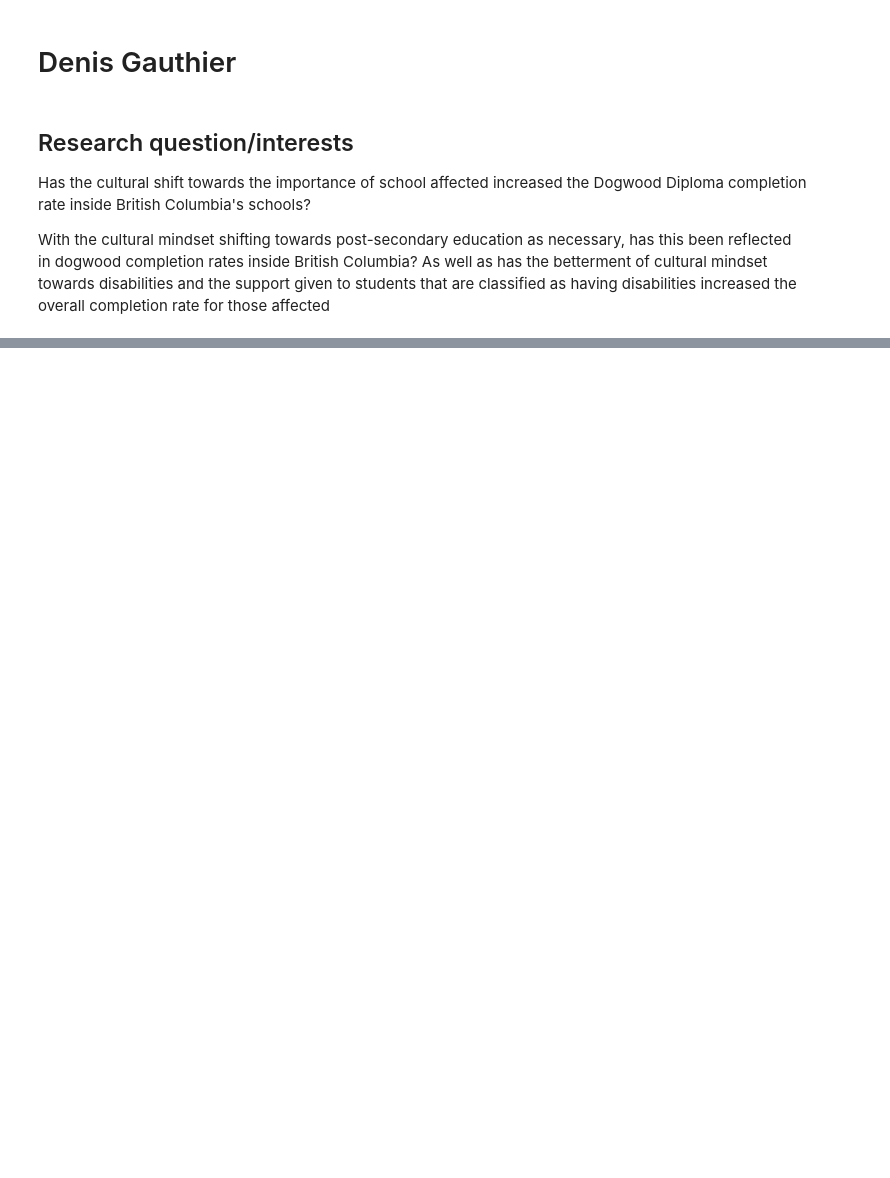
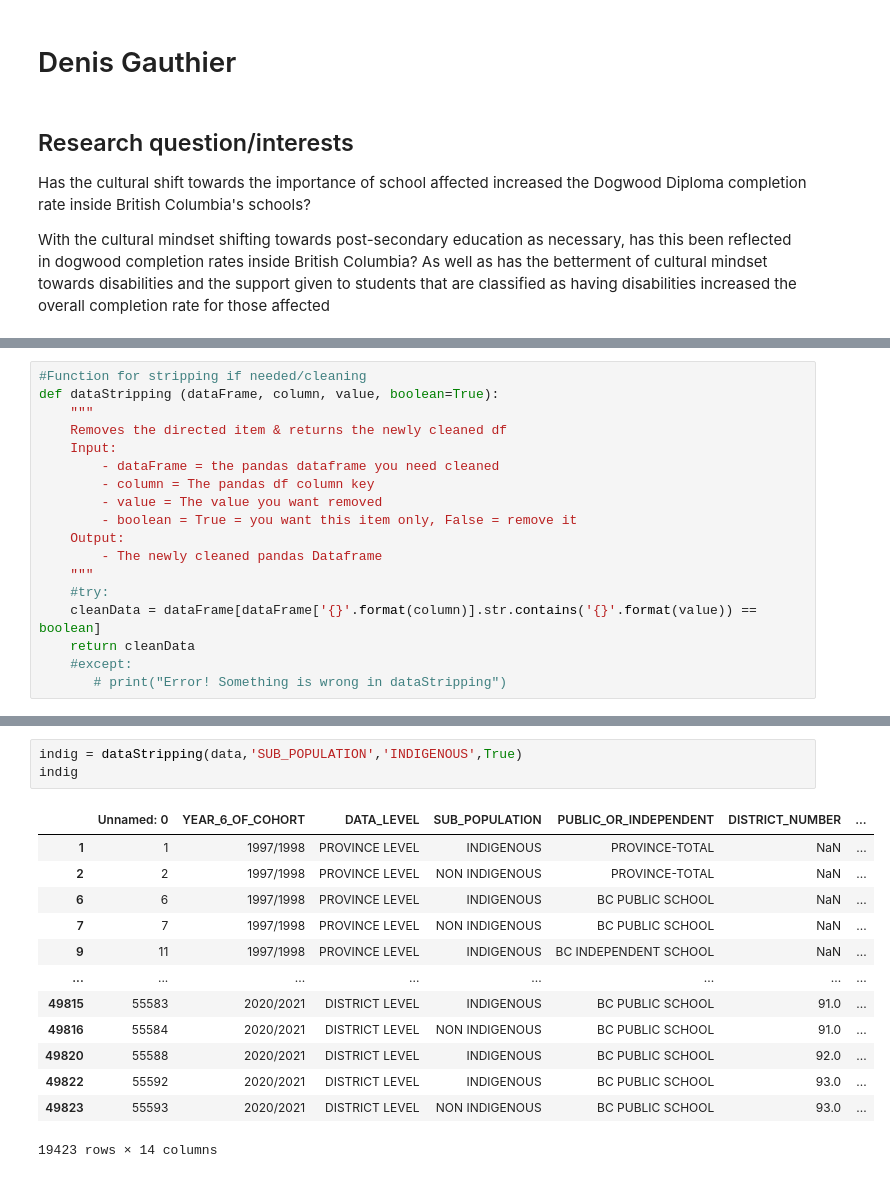
Before and after one commit to ubco-W2022T1-cosc301/project-group19, a Jupyter notebook: notebooks/analysis1.ipynb, the cells around one changed output, grey strips where cells are left out. Drawn from its saved outputs; the diff is of its cells as text; blank space fills up the shorter version.

```diff
--- a/notebooks/analysis1.ipynb
+++ b/notebooks/analysis1.ipynb
@@ -25,4 +28,22 @@ data
 | 49824 | 55594 | 2020/2021 | DISTRICT LEVEL | SPECIAL NEEDS | BC PUBLIC SCHOOL | 93.0 | ... |
 | 49825 | 55595 | 2020/2021 | DISTRICT LEVEL | NON SPECIAL NEEDS | BC PUBLIC SCHOOL | 93.0 | ... |
 49826 rows × 14 columns
+# %%
+#Function for stripping if needed/cleaning
+def dataStripping (dataFrame, column, value, boolean=True):
+    """
+    Removes the directed item & returns the newly cleaned df
+    Input:
+        - dataFrame = the pandas dataframe you need cleaned
+        - column = The pandas df column key
+        - value = The value you want removed
+        - boolean = True = you want this item only, False = remove it
+    Output:
+        - The newly cleaned pandas Dataframe
+    """
+    #try:
+    cleanData = dataFrame[dataFrame['{}'.format(column)].str.contains('{}'.format(value)) == boolean]
+    return cleanData
+    #except:
+       # print("Error! Something is wrong in dataStripping")
 # %%
@@ -45,0 +78,17 @@ TypeError: first argument must be an iterable of pandas objects, you passed an o
+# %%
+indig = dataStripping(data,'SUB_POPULATION','INDIGENOUS',True)
+indig
+# %% [output]
+|  | Unnamed: 0 | YEAR_6_OF_COHORT | DATA_LEVEL | SUB_POPULATION | PUBLIC_OR_INDEPENDENT | DISTRICT_NUMBER | ... |
+| 1 | 1 | 1997/1998 | PROVINCE LEVEL | INDIGENOUS | PROVINCE-TOTAL | NaN | ... |
+| 2 | 2 | 1997/1998 | PROVINCE LEVEL | NON INDIGENOUS | PROVINCE-TOTAL | NaN | ... |
+| 6 | 6 | 1997/1998 | PROVINCE LEVEL | INDIGENOUS | BC PUBLIC SCHOOL | NaN | ... |
+| 7 | 7 | 1997/1998 | PROVINCE LEVEL | NON INDIGENOUS | BC PUBLIC SCHOOL | NaN | ... |
+| 9 | 11 | 1997/1998 | PROVINCE LEVEL | INDIGENOUS | BC INDEPENDENT SCHOOL | NaN | ... |
+| ... | ... | ... | ... | ... | ... | ... | ... |
+| 49815 | 55583 | 2020/2021 | DISTRICT LEVEL | INDIGENOUS | BC PUBLIC SCHOOL | 91.0 | ... |
+| 49816 | 55584 | 2020/2021 | DISTRICT LEVEL | NON INDIGENOUS | BC PUBLIC SCHOOL | 91.0 | ... |
+| 49820 | 55588 | 2020/2021 | DISTRICT LEVEL | INDIGENOUS | BC PUBLIC SCHOOL | 92.0 | ... |
+| 49822 | 55592 | 2020/2021 | DISTRICT LEVEL | INDIGENOUS | BC PUBLIC SCHOOL | 93.0 | ... |
+| 49823 | 55593 | 2020/2021 | DISTRICT LEVEL | NON INDIGENOUS | BC PUBLIC SCHOOL | 93.0 | ... |
+19423 rows × 14 columns
```
Also changed, not shown: parts of 5 cells of this notebook.
